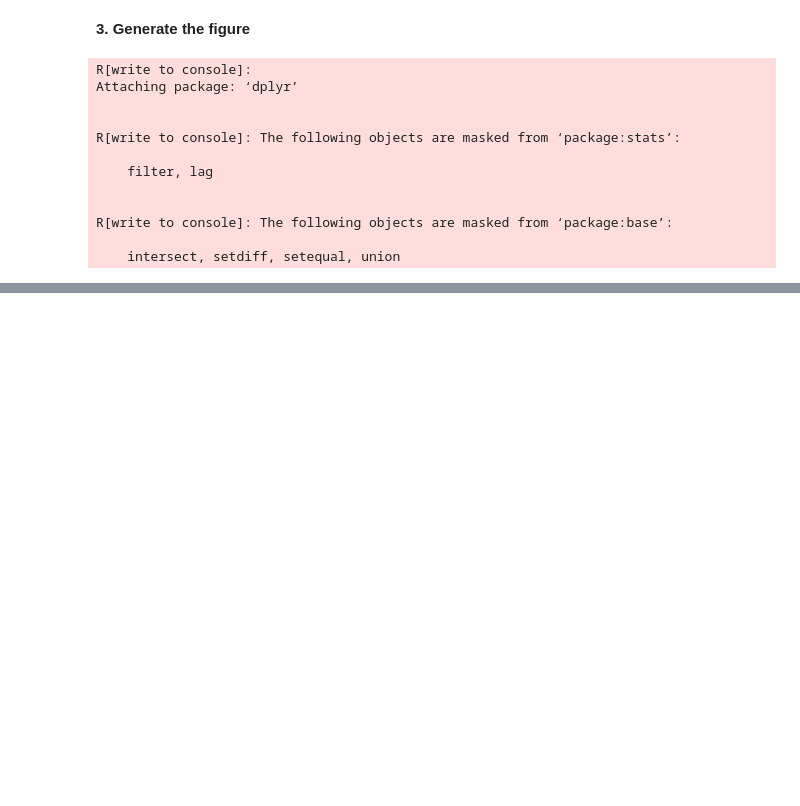
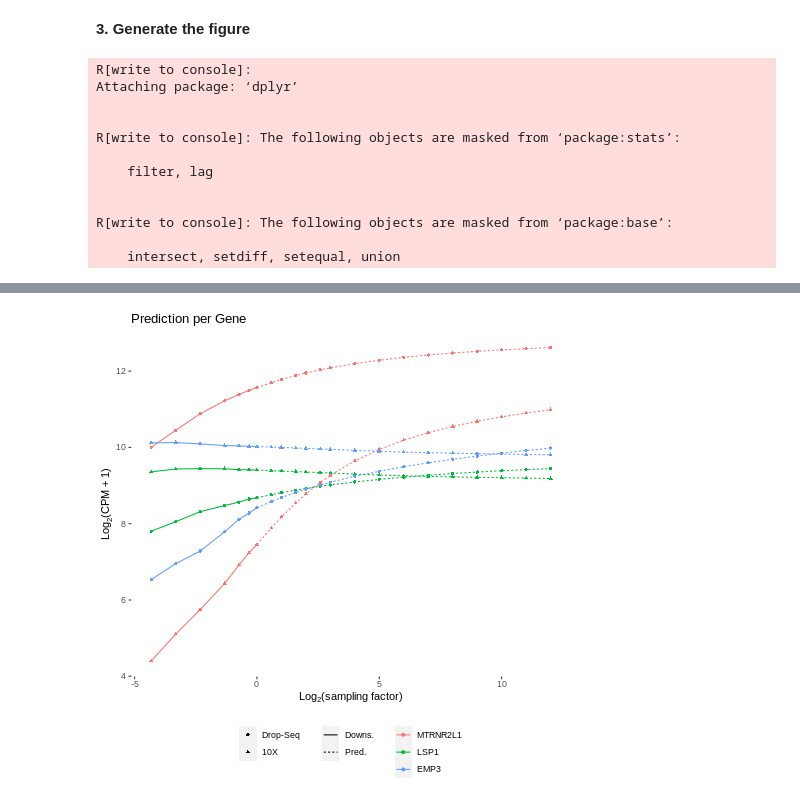
Before and after one commit to pachterlab/GRNP_2020, a Jupyter notebook: notebooks/figure_generation/GenFig4.ipynb, the cells around one changed output, grey strips where cells are left out. Cells and saved outputs as stored; diff of their text form; code cells hidden in the pictures; blank space fills up the shorter version.

```diff
--- a/notebooks/figure_generation/GenFig4.ipynb
+++ b/notebooks/figure_generation/GenFig4.ipynb
@@ -253,0 +254,44 @@ ggsave(
+# %%
+###########################################
+#Fig 4B
+###########################################
+%%R
+
+g1 = "MTRNR2L1"
+g2 = "LSP1"
+g3 = "EMP3"
+
+gene1 = as.numeric(mergedTot[mergedTot$gene == g1, -1])
+gene2 = as.numeric(mergedTot[mergedTot$gene == g2, -1])
+gene3 = as.numeric(mergedTot[mergedTot$gene == g3, -1])
+
+genes = c(gene1,gene2,gene3)
+geneNames = c(g1,g2,g3)
+
+#create data frame for plot:
+y = genes
+x = rep(xes,2*length(geneNames))
+pred = rep(factor(c(rep(0,dsLen),rep(1, length(predVals))), c(0,1), c("Downs.", "Pred.")),2*length(geneNames))
+gene = rep(0:(length(geneNames)-1), each=length(xes)*2)
+genef = factor(gene, 0:(length(geneNames)-1), geneNames)
+technology = factor(rep(c(rep(0,numPoints), rep(1,numPoints)),length(geneNames)), c(0,1), c("Drop-Seq", "10X"))
+
+df = data.frame(x=x, y=y, dspred = pred, Gene = genef, Technology = technology, stringsAsFactors = F)
+
+fig4B = ggplot(df, aes(x=x, y=y, colour = Gene, linetype=dspred, shape=Technology, group=interaction(Gene,dspred, Technology))) +
+  geom_line() + geom_point(size=1.2) +
+  ggtitle("Prediction per Gene") +
+  xlab(expression(Log[2]*"(sampling factor)")) + ylab(expression(Log[2]*"(CPM + 1)")) +
+  theme(panel.background = element_rect("white", "white", 0, 0, "white"),
+        legend.position= "bottom", legend.direction = "vertical", legend.box = "horizontal", legend.title = element_blank(),
+        strip.background = element_blank()) +
+  guides(fill=guide_legend(nrow=2, ncol=1, byrow=F))
+print(fig4B)
+
+
+ggsave(
+  paste0(figure_path, "Fig4B.png"),
+  plot = fig4B, device = "png",
+  width = 3.65, height = 4.545, dpi = 300)
+# %% [output]
+[figure, added]
```
Also changed, not shown: parts of 6 cells of this notebook.
